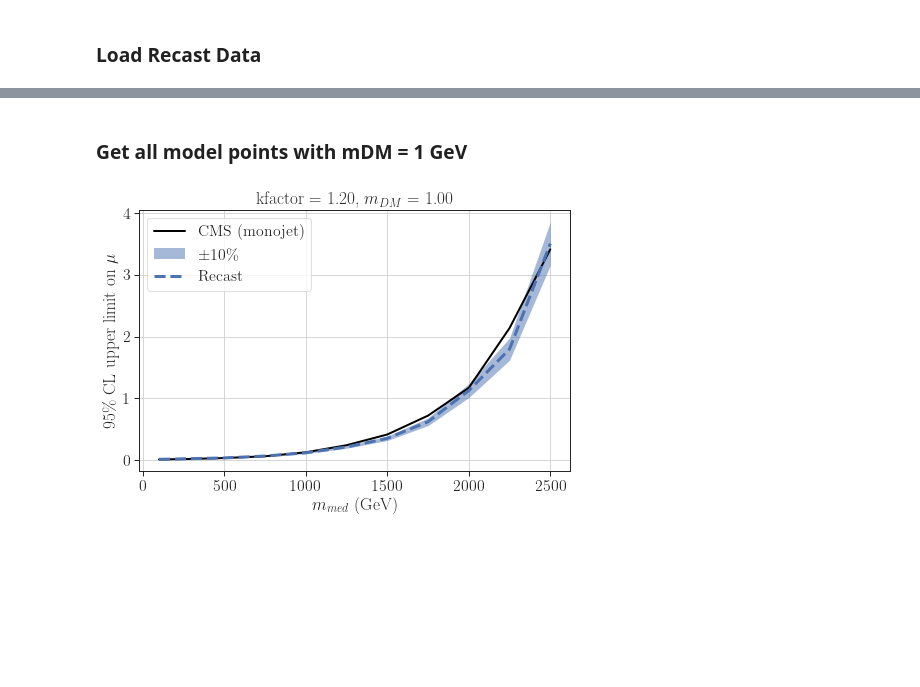
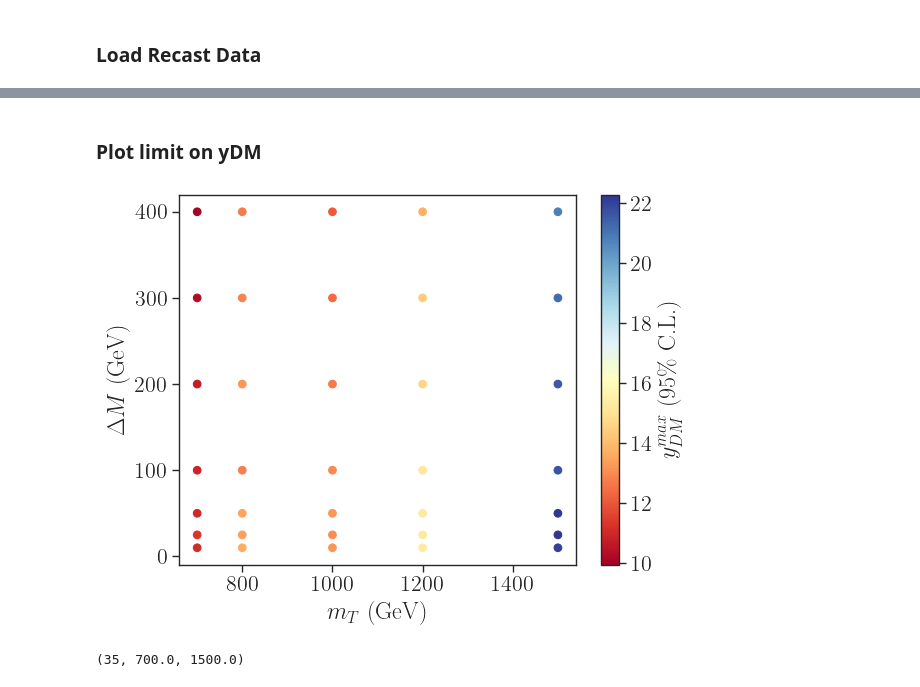
Before and after one commit to andlessa/SMStoEFT, a Jupyter notebook: notebooks/plotExclusion-CMS_mtt.ipynb, the cells around one changed output, grey strips where cells are left out. Cells and saved outputs as stored; diff of their text form; code cells hidden in the pictures; blank space fills up the shorter version.

```diff
--- a/notebooks/plotExclusion-CMS_mtt.ipynb
+++ b/notebooks/plotExclusion-CMS_mtt.ipynb
@@ -162,7 +32,0 @@ plt.show()
-# %%
-keys = list(cmsData[mCols].columns.values)
-i1 = recastData.set_index(keys).index
-i2 = cmsData.set_index(keys).index
-recastData = recastData[i1.isin(i2)]
-cmsData = cmsData[i2.isin(i1)]
-print(len(recastData),len(cmsData))
@@ -171,5 +32,0 @@ print(len(recastData),len(cmsData))
-# %%
-recastData.sort_values(['Coupling','Mode','$m_{med}$','$m_{DM}$','Data-takingperiod'],inplace=True,
-                ascending=[False,False,True,True,False],ignore_index=True)
-cmsData.sort_values(['Coupling','Mode','$m_{med}$','$m_{DM}$','Data-takingperiod'],inplace=True,
-                ascending=[False,False,True,True,False],ignore_index=True)
@@ -178,2 +32,0 @@ cmsData.sort_values(['Coupling','Mode','$m_{med}$','$m_{DM}$','Data-takingperiod
-# %%
-recastData['UL ratio'] = (recastData['$\mu^{UL}_{obs}$']/kfactor)/cmsData['$\mu^{UL}_{obs}$']
@@ -196,31 +33,18 @@ plt.show()
-# %% [markdown]
-### Get all model points with mDM = 1 GeV
-# %%
-recastData = recastData[(recastData['$m_{DM}$'] == 1.0)]
-cmsData = cmsData[(cmsData['$m_{DM}$'] == 1.0)]
-# %%
-fig,ax = plt.subplots(figsize=(7,5),ncols=1,nrows=1)
-ax.plot(cmsData['$m_{med}$'],cmsData['$\mu^{UL}_{obs}$'],label='CMS (monojet)',linewidth=2,color='black')
-
-ax.fill_between(recastData['$m_{med}$'],1.1*recastData['$\mu^{UL}_{obs}$']/kfactor,
-                 0.9*recastData['$\mu^{UL}_{obs}$']/kfactor,
-                alpha=0.5,linewidth=0,label=r'$\pm 10$\%' )
-
-ax.plot(recastData['$m_{med}$'],recastData['$\mu^{UL}_{obs}$']/kfactor,
-         linestyle='--',label='Recast',linewidth=3,markersize=7)
-
-
-# plt.hlines(y=1.0,xmin=modelData['$m_{med}$'].min(),xmax=modelData['$m_{med}$'].max(),color='blue')
-ax.set_xlabel(r'$m_{med}$ (GeV)')
-ax.set_ylabel(r'95\% CL upper limit on $\mu$')
-# plt.ylim(-10,1000)
-# plt.xlim(0,3000)
-ax.set_title('kfactor = %1.2f, $m_{DM}$ = %1.2f' %(kfactor,recastData['$m_{DM}$'].unique()[0]))
-ax.legend()
-ax.grid()
-
-plt.tight_layout()
-plt.savefig('cms_exo_20_004_vector2.png')
-plt.show()
-# %% [output]
-[figure, removed]
+# %% [markdown]
+### Plot limit on yDM
+# %%
+x = recastData['mST']
+y = recastData['mChi']
+dm = x-y
+z = recastData['yDM (95% C.L.)']
+plt.scatter(x,dm,c=z,cmap=cm,s=30)
+plt.colorbar(label=r'$y_{DM}^{max}$ (95\% C.L.)')
+plt.xlabel(r'$m_T$ (GeV)')
+plt.ylabel(r'$\Delta M$ (GeV)')
+plt.show()
+# %% [output]
+[figure, added]
+# %%
+len(x),x.min(),x.max()
+# %% [output]
+(35, 700.0, 1500.0)
```
Also changed, not shown: parts of 20 cells of this notebook, 4 other files.
